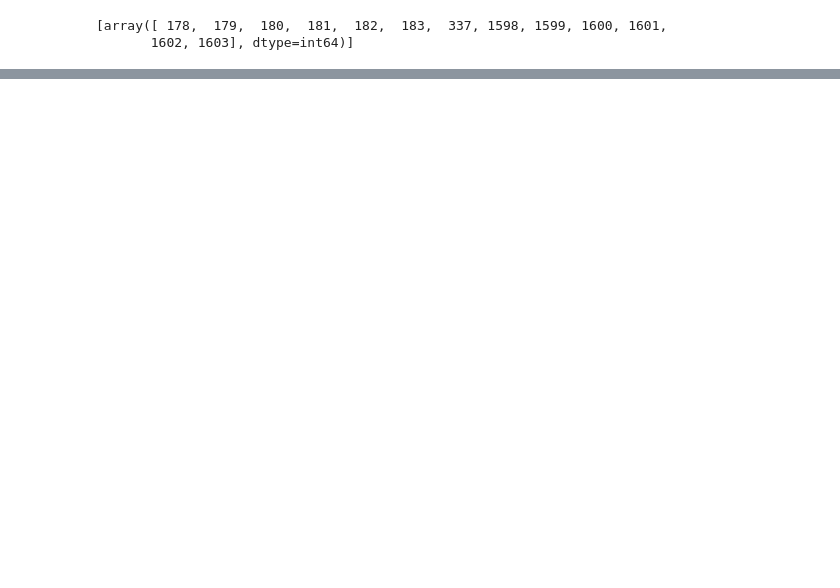
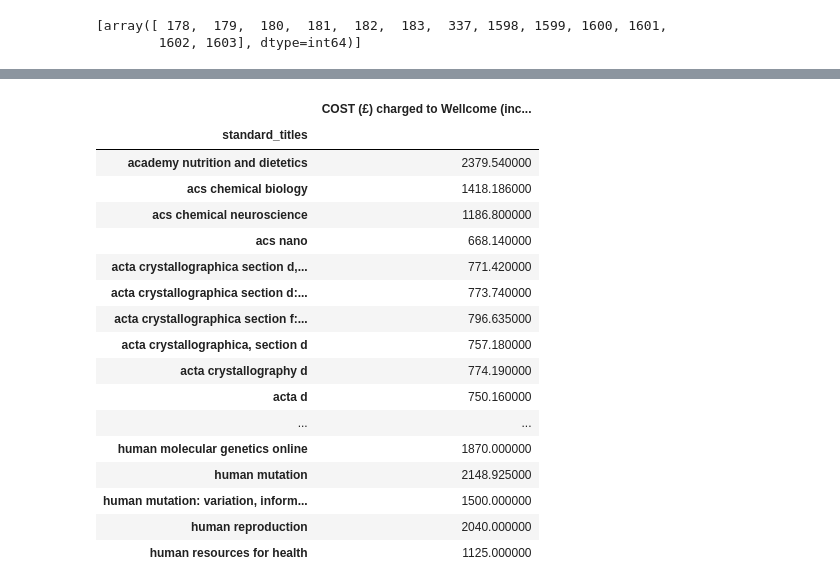
Before and after one commit to tjeffkessler/thinkful_dsflex, a Jupyter notebook: Data Cleaning.ipynb, the cells around one changed output, grey strips where cells are left out. Cells and saved outputs as stored; diff of their text form; code cells hidden in the pictures; blank space fills up the shorter version.

```diff
--- a/Data Cleaning.ipynb
+++ b/Data Cleaning.ipynb
@@ -257,0 +307,23 @@ new_df.describe()
+# %%
+cost_by_journal = new_df[new_df['COST (£) charged to Wellcome (inc VAT when charged)'] < 150000].groupby('standard_titles')
+# %%
+cost_by_journal.mean()
+# %% [output]
+|  | COST (£) charged to Wellcome (inc... |
+| standard_titles |  |
+| academy nutrition and dietetics | 2379.540000 |
+| acs chemical biology | 1418.186000 |
+| acs chemical neuroscience | 1186.800000 |
+| acs nano | 668.140000 |
+| acta crystallographica section d,... | 771.420000 |
+| acta crystallographica section d:... | 773.740000 |
+| acta crystallographica section f:... | 796.635000 |
+| acta crystallographica, section d | 757.180000 |
+| acta crystallography d | 774.190000 |
+| acta d | 750.160000 |
+| ... | ... |
+| human molecular genetics online | 1870.000000 |
+| human mutation | 2148.925000 |
+| human mutation: variation, inform... | 1500.000000 |
+| human reproduction | 2040.000000 |
+| human resources for health | 1125.000000 |
```
Also changed, not shown: parts of 17 cells of this notebook.
